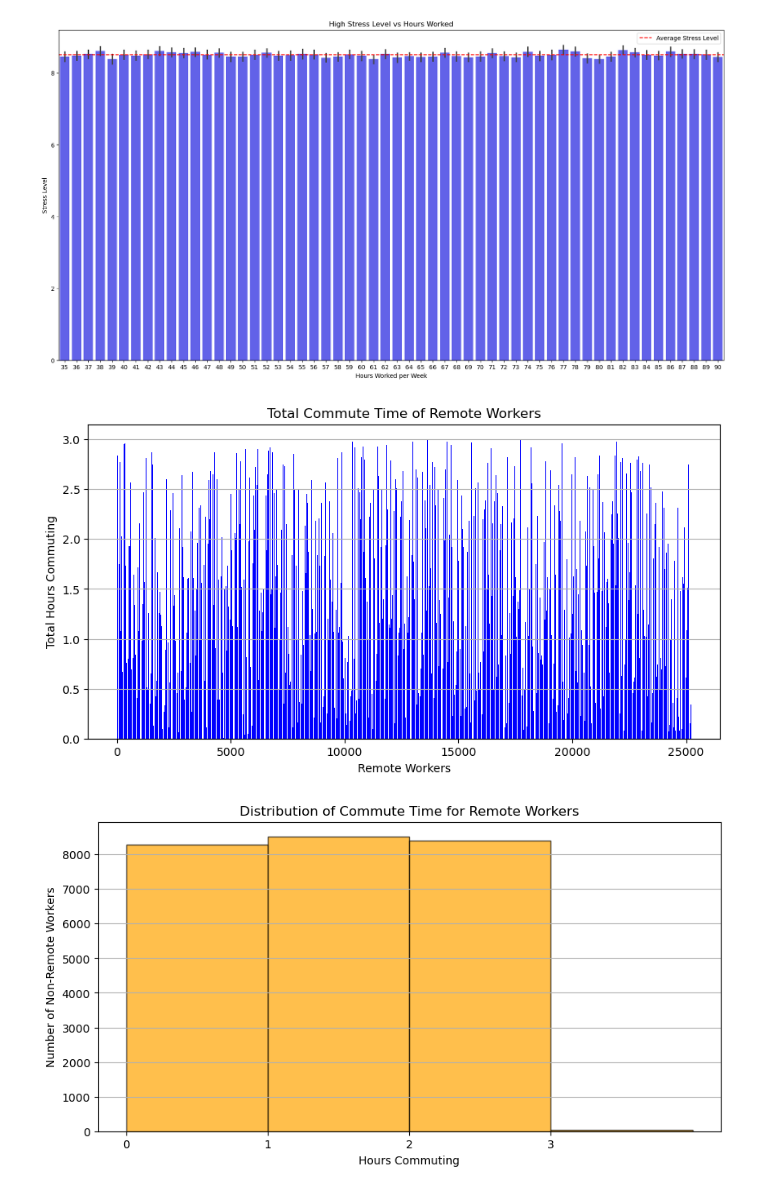
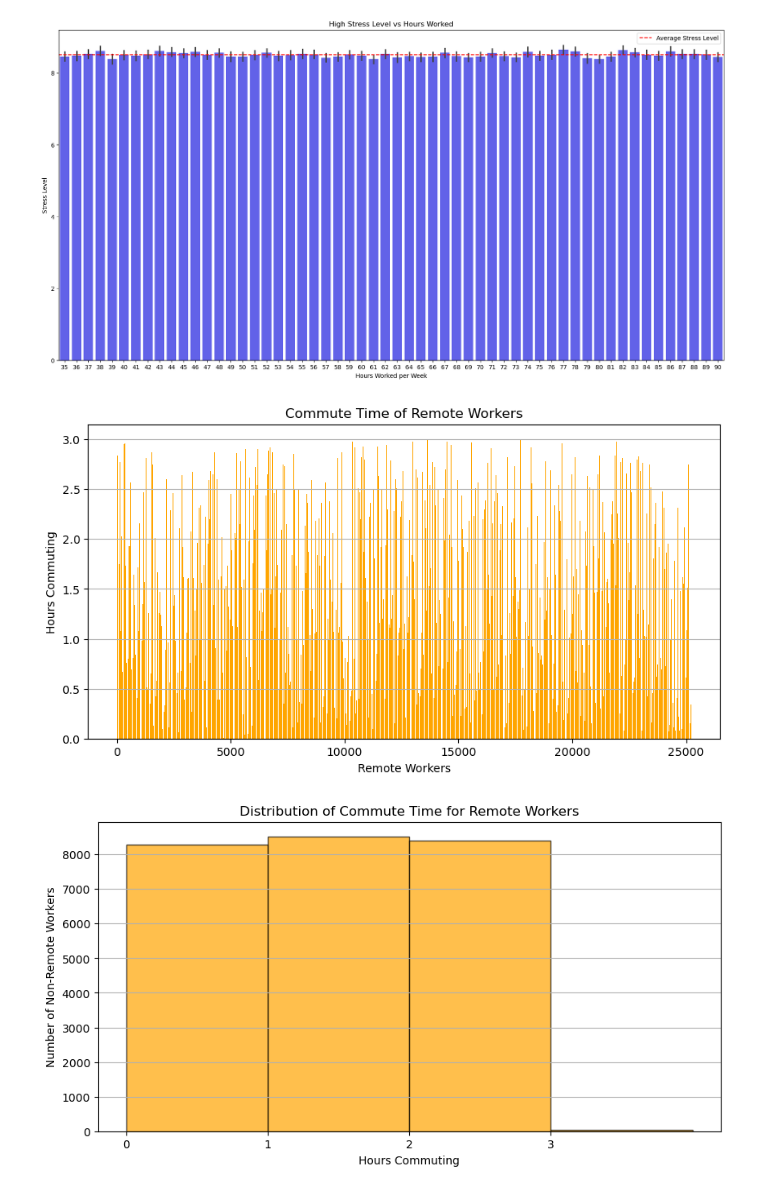
Before and after one commit to eliu14/project_1, a Jupyter notebook: overall_factors.ipynb, the cells around one changed output. Saved outputs shown, nothing was run; the diff lists cells and outputs as text; code cells hidden in the pictures.

```diff
--- a/overall_factors.ipynb
+++ b/overall_factors.ipynb
@@ -181,16 +203,16 @@ plt.show()
 # %%
 #Commute times of Remote true workers, should be 0, but is not
 shameful_df = factors_df[factors_df["Remote Work?"]]
 
 plt.figure(figsize=(10, 5))
-plt.bar(range(len(shameful_df)), shameful_df['Hours Commuting'], color='blue')
-plt.title('Total Commute Time of Remote Workers')
+plt.bar(range(len(shameful_df)), shameful_df['Hours Commuting'], color='#FFA500')
+plt.title('Commute Time of Remote Workers')
 plt.xlabel('Remote Workers')
-plt.ylabel('Total Hours Commuting')
+plt.ylabel('Hours Commuting')
 plt.grid(axis='y')  # Add gridlines for better readability
 plt.show()
 # %% [output]
-[figure, old version]
+[figure, new version]
 # %%
 #Distrubution Chart of Remote True workers commute time
 shameful_df = factors_df[factors_df["Remote Work?"]]
```
Also changed, not shown: parts of 9 cells of this notebook.
